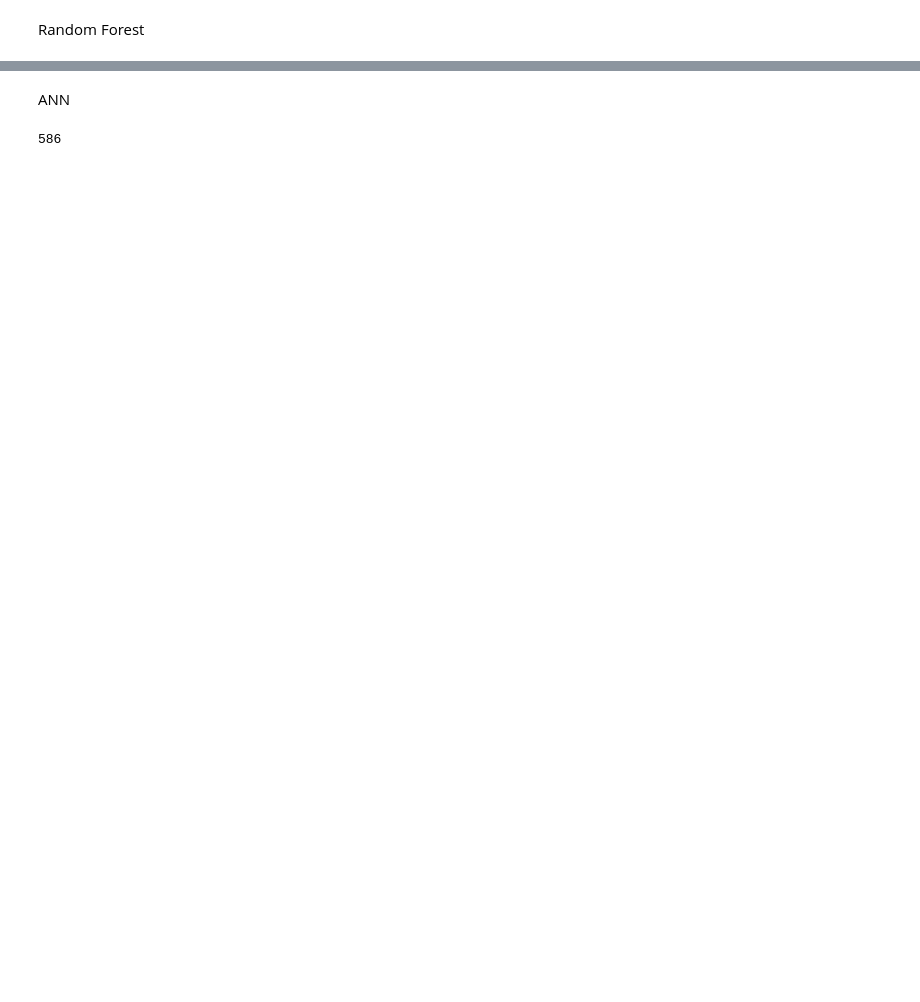
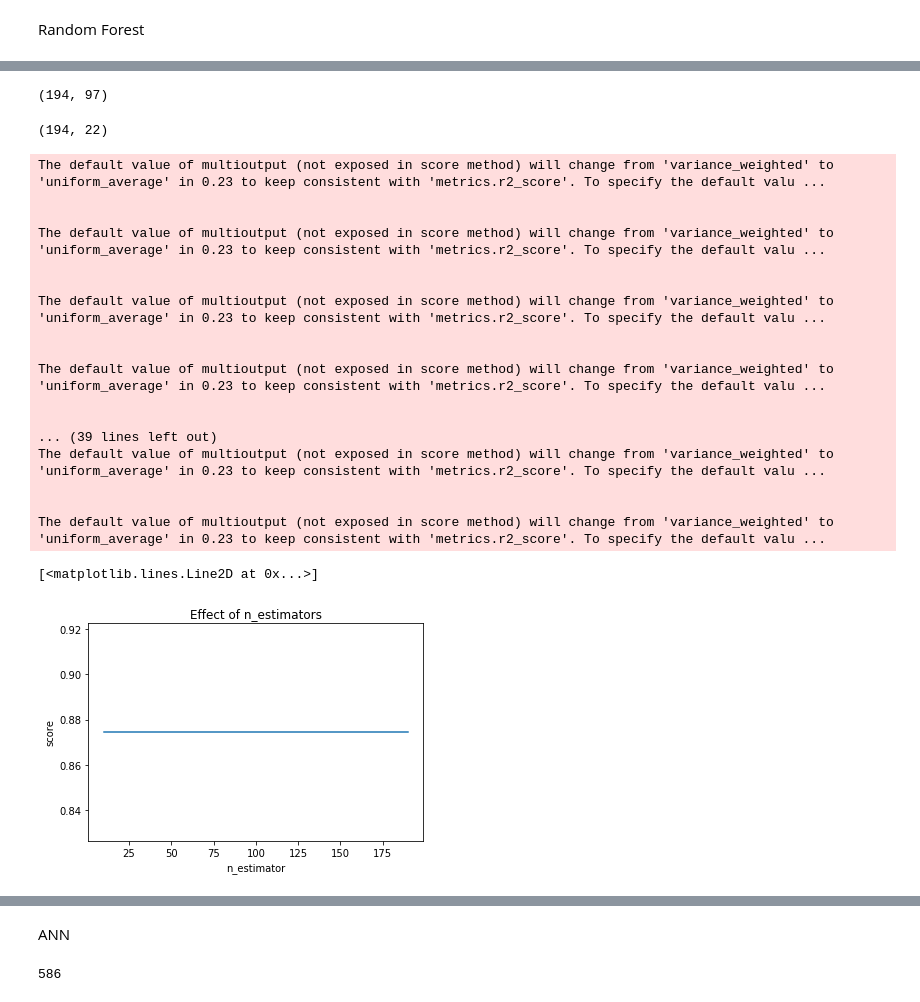
Before and after one commit to adharangaonkar/Health-Consequences-of-Increasing-AQI-and-Industrial-Waste, a Jupyter notebook: Health Consequences of Increasing AQI and Industrial Waste.ipynb, the cells around one changed output, grey strips where cells are left out. Cells and saved outputs as stored; diff of their text form; code cells hidden in the pictures; blank space fills up the shorter version.

```diff
--- a/Health Consequences of Increasing AQI and Industrial Waste.ipynb
+++ b/Health Consequences of Increasing AQI and Industrial Waste.ipynb
@@ -418,0 +853,10 @@ yy = np.array(y)
+# %%
+#X =  df[['age-adjusted_rate','aqi', 'defining_NO2', 'sector_Petroleum Bulk Terminals','defining_PM2.5','life_expectancy_avg']]
+#Xx = np.array(X)
+X=df[[c for c in df.columns if 'cancer' not in c][3:]]
+#Xx = np.array(X)
+# X =  df_ema[['aqi', 'defining_NO2', 'sector_Petroleum Bulk Terminals','defining_PM2.5']]
+# Xx = np.array(X)
+#X=X.columns[3:]
+X=X.drop(['population','life_expectancy_max','life_expectancy_min'], axis=1)
+X
@@ -465,0 +945,39 @@ rf_model.score(X_test, y_test)
+# %%
+X_test.shape
+# %% [output]
+(194, 97)
+# %%
+y_test.shape
+# %% [output]
+(194, 22)
+# %%
+estimators = np.arange(10, 200, 10)
+scores = []
+for n in estimators:
+    model.set_params(n_estimators=n)
+    model.fit(X_train, y_train)
+    scores.append(rf_model.score(X_test, y_test))
+plt.title("Effect of n_estimators")
+plt.xlabel("n_estimator")
+plt.ylabel("score")
+plt.plot(estimators, scores)
+# %% [output]
+The default value of multioutput (not exposed in score method) will change from 'variance_weighted' to 'uniform_average' in 0.23 to keep consistent with 'metrics.r2_score'. To specify the default valu ...
+
+
+The default value of multioutput (not exposed in score method) will change from 'variance_weighted' to 'uniform_average' in 0.23 to keep consistent with 'metrics.r2_score'. To specify the default valu ...
+
+
+The default value of multioutput (not exposed in score method) will change from 'variance_weighted' to 'uniform_average' in 0.23 to keep consistent with 'metrics.r2_score'. To specify the default valu ...
+
+
+The default value of multioutput (not exposed in score method) will change from 'variance_weighted' to 'uniform_average' in 0.23 to keep consistent with 'metrics.r2_score'. To specify the default valu ...
+
+
+... (39 lines left out)
+The default value of multioutput (not exposed in score method) will change from 'variance_weighted' to 'uniform_average' in 0.23 to keep consistent with 'metrics.r2_score'. To specify the default valu ...
+
+
+The default value of multioutput (not exposed in score method) will change from 'variance_weighted' to 'uniform_average' in 0.23 to keep consistent with 'metrics.r2_score'. To specify the default valu ...
+[<matplotlib.lines.Line2D at 0x...>]
+[figure, added]
```
Also changed, not shown: parts of 64 cells of this notebook.
